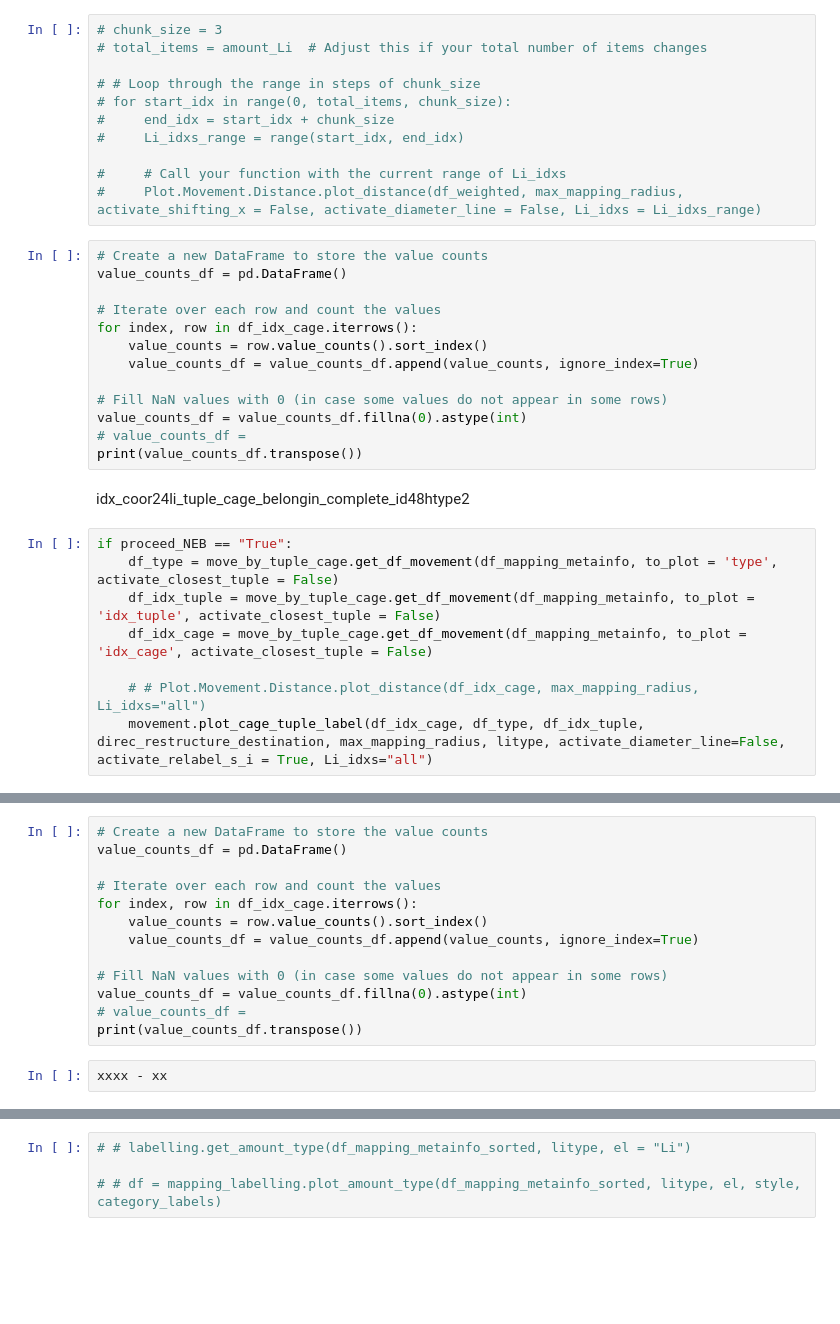
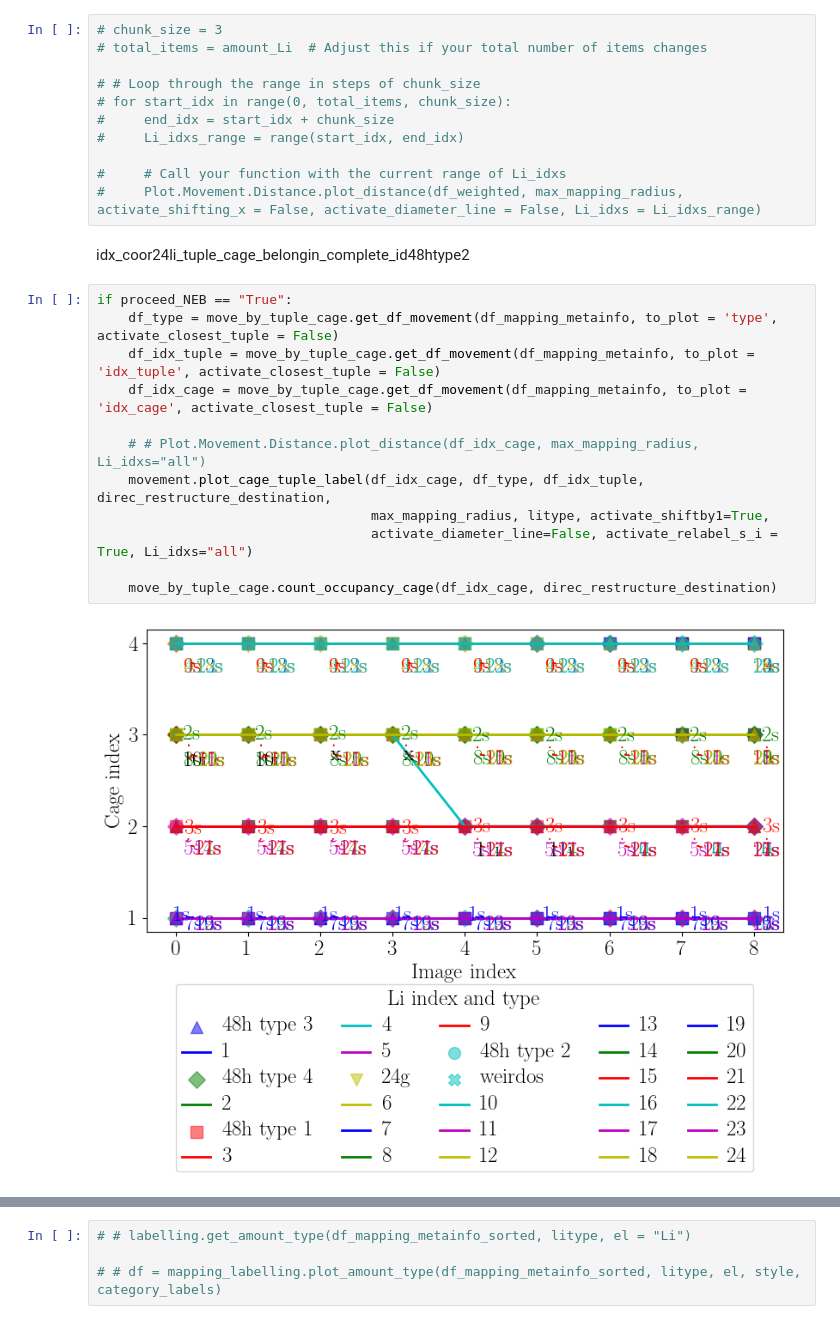
Before and after one commit to a-firdaus/LitMove, a Jupyter notebook: 03_orientation_and_mapping_packages.ipynb, the cells around one changed output, grey strips where cells are left out. Drawn from its saved outputs; the diff is of its cells as text; blank space fills up the shorter version.

```diff
--- a/03_orientation_and_mapping_packages.ipynb
+++ b/03_orientation_and_mapping_packages.ipynb
@@ -439,26 +519,19 @@ else:
 
 #     # Call your function with the current range of Li_idxs
 #     Plot.Movement.Distance.plot_distance(df_weighted, max_mapping_radius, activate_shifting_x = False, activate_diameter_line = False, Li_idxs = Li_idxs_range)
-# %%
-# Create a new DataFrame to store the value counts
-value_counts_df = pd.DataFrame()
-
-# Iterate over each row and count the values
-for index, row in df_idx_cage.iterrows():
-    value_counts = row.value_counts().sort_index()
-    value_counts_df = value_counts_df.append(value_counts, ignore_index=True)
-
-# Fill NaN values with 0 (in case some values do not appear in some rows)
-value_counts_df = value_counts_df.fillna(0).astype(int)
-# value_counts_df =
-print(value_counts_df.transpose())
 # %% [markdown]
 idx_coor24li_tuple_cage_belongin_complete_id48htype2
 # %%
 if proceed_NEB == "True":
     df_type = move_by_tuple_cage.get_df_movement(df_mapping_metainfo, to_plot = 'type', activate_closest_tuple = False)
     df_idx_tuple = move_by_tuple_cage.get_df_movement(df_mapping_metainfo, to_plot = 'idx_tuple', activate_closest_tuple = False)
     df_idx_cage = move_by_tuple_cage.get_df_movement(df_mapping_metainfo, to_plot = 'idx_cage', activate_closest_tuple = False)
 
     # # Plot.Movement.Distance.plot_distance(df_idx_cage, max_mapping_radius, Li_idxs="all")
-    movement.plot_cage_tuple_label(df_idx_cage, df_type, df_idx_tuple, direc_restructure_destination, max_mapping_radius, litype, activate_diameter_line=False, activate_relabel_s_i = True, Li_idxs="all")
+    movement.plot_cage_tuple_label(df_idx_cage, df_type, df_idx_tuple, direc_restructure_destination,
+                                   max_mapping_radius, litype, activate_shiftby1=True,
+                                   activate_diameter_line=False, activate_relabel_s_i = True, Li_idxs="all")
+
+    move_by_tuple_cage.count_occupancy_cage(df_idx_cage, direc_restructure_destination)
+# %% [output]
+[figure, added]
@@ -465,18 +555,3 @@ if proceed_NEB == "True":
-# %%
-# Create a new DataFrame to store the value counts
-value_counts_df = pd.DataFrame()
-
-# Iterate over each row and count the values
-for index, row in df_idx_cage.iterrows():
-    value_counts = row.value_counts().sort_index()
-    value_counts_df = value_counts_df.append(value_counts, ignore_index=True)
-
-# Fill NaN values with 0 (in case some values do not appear in some rows)
-value_counts_df = value_counts_df.fillna(0).astype(int)
-# value_counts_df =
-print(value_counts_df.transpose())
-# %%
-xxxx - xx
 # %%
 if proceed_NEB == "True":
     chunk_size = 3
```
Also changed, not shown: parts of 20 cells of this notebook, 5 other files.
